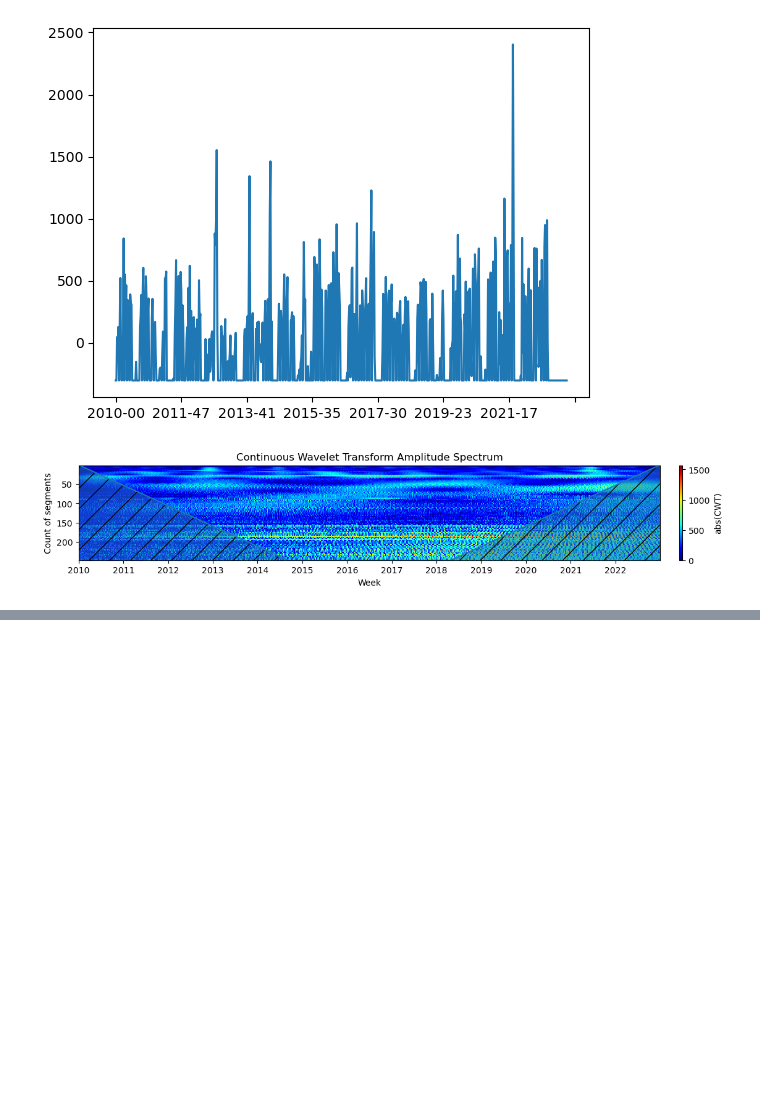
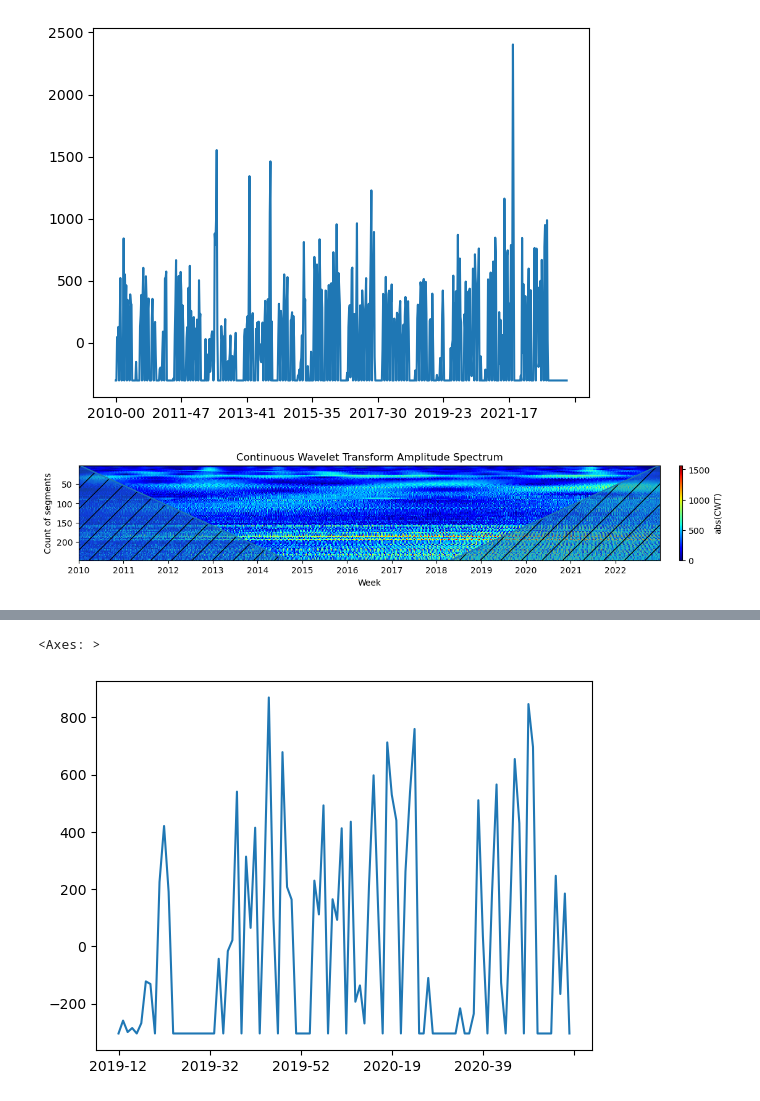
Before and after one commit to RRisto/learning, a Jupyter notebook: audio/wavelet/example_wavelet.ipynb, the cells around one changed output, grey strips where cells are left out. Cells and saved outputs as stored; diff of their text form; code cells hidden in the pictures; blank space fills up the shorter version.

```diff
--- a/audio/wavelet/example_wavelet.ipynb
+++ b/audio/wavelet/example_wavelet.ipynb
@@ -322,0 +354,5 @@ set_x_weekly(ax, len(df_segment_count_sub_w), start_year=2010)
+# %%
+df_segment_count_sub_w.iloc[-200:-100].plot()
+# %% [output]
+<Axes: >
+[figure, added]
```
Also changed, not shown: parts of 4 cells of this notebook.
